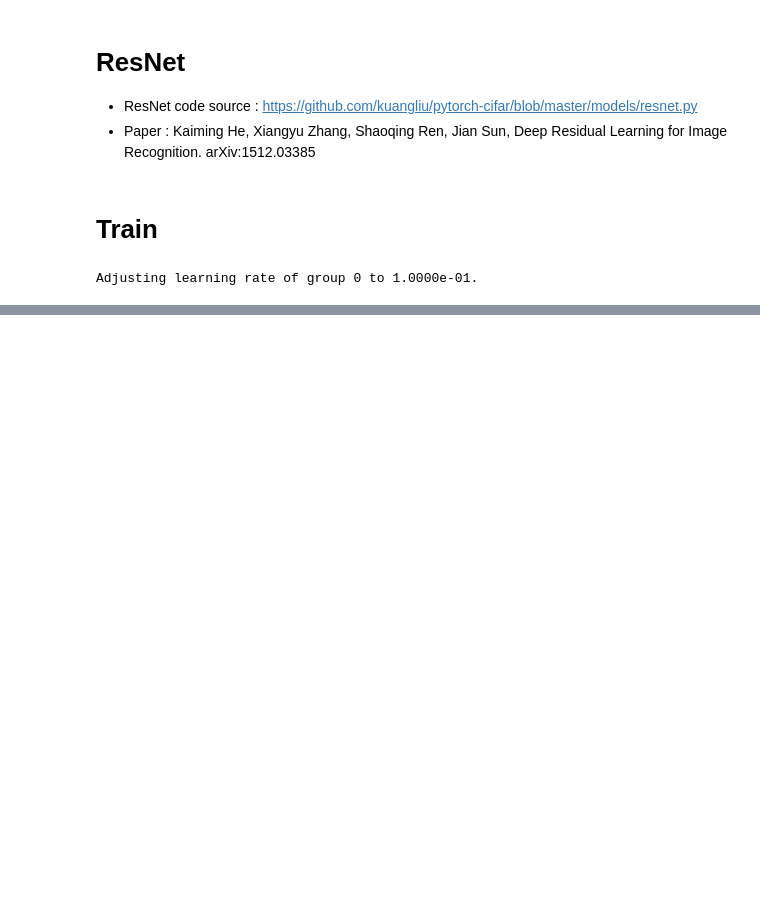
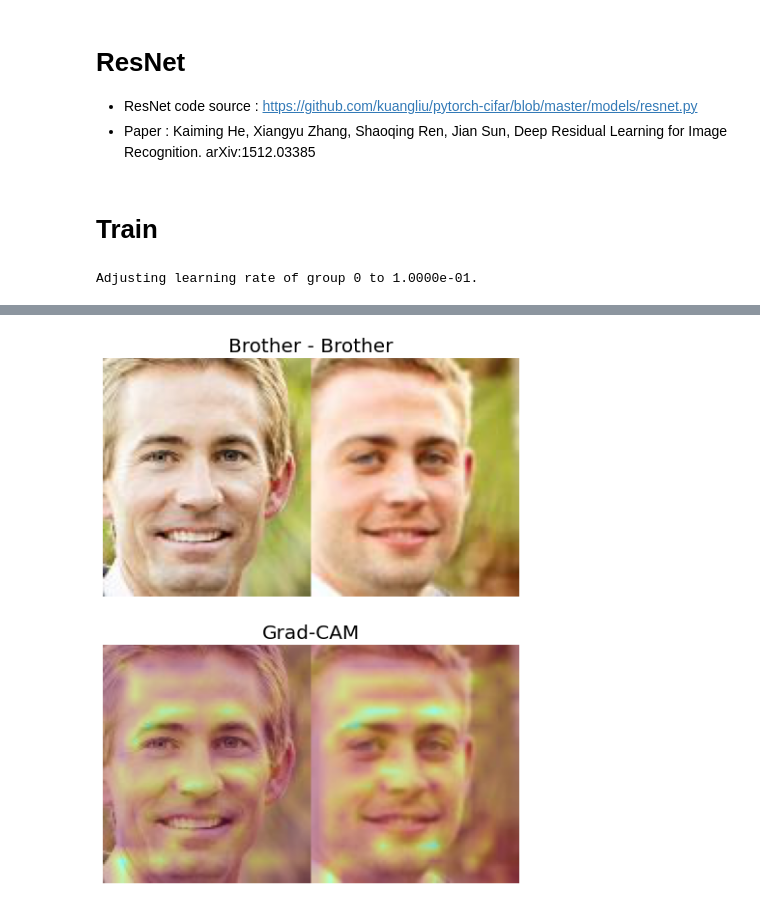
Before and after one commit to TooTouch/KU-ComputerVision, a Jupyter notebook: Project/Kinship Verification.ipynb, the cells around one changed output, grey strips where cells are left out. Saved outputs shown, nothing was run; the diff lists cells and outputs as text; code cells hidden in the pictures; blank space fills up the shorter version.

```diff
--- a/Project/Kinship Verification.ipynb
+++ b/Project/Kinship Verification.ipynb
@@ -495,0 +734,4 @@ fam_list = pd.Series(fam_list).value_counts().sort_index()
+# %%
+vis_result(32)
+# %% [output]
+[figure, added]
```
Also changed, not shown: parts of 29 cells of this notebook.
